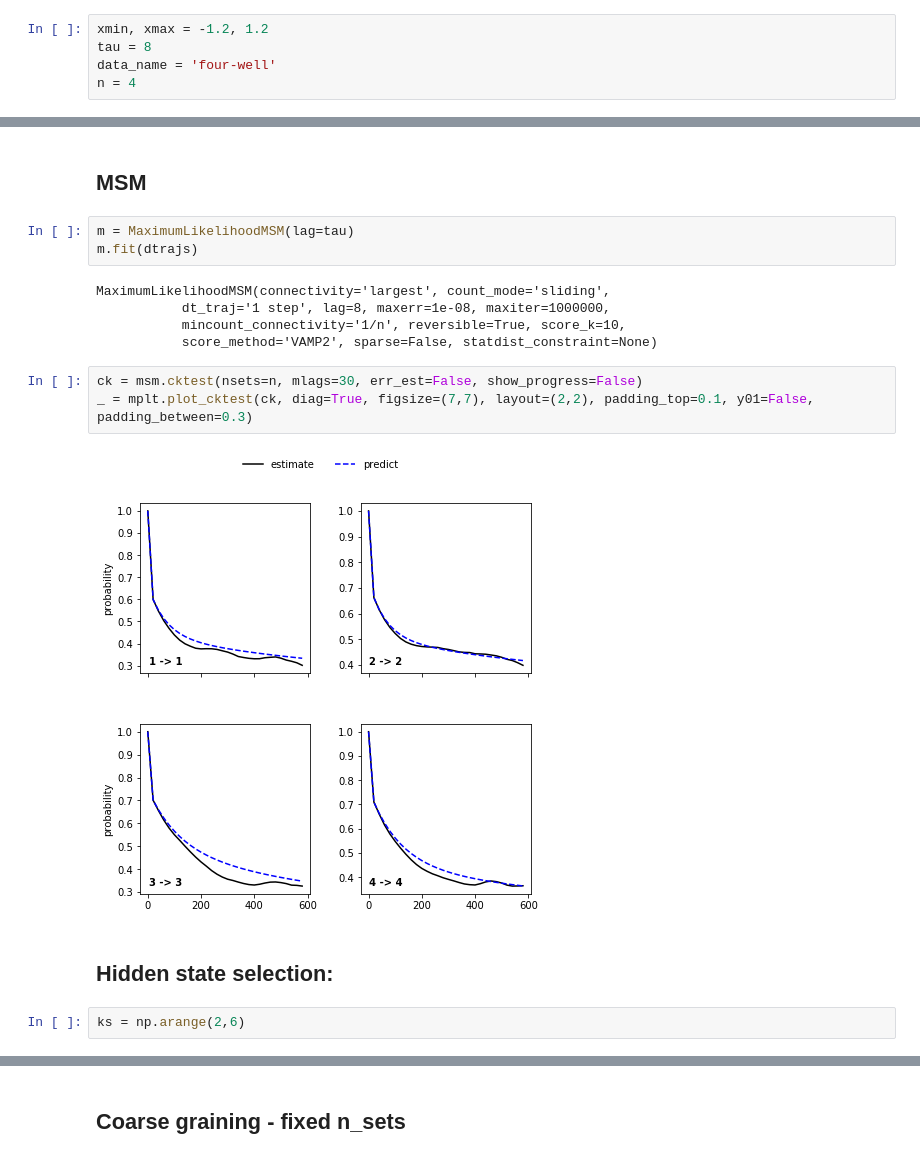
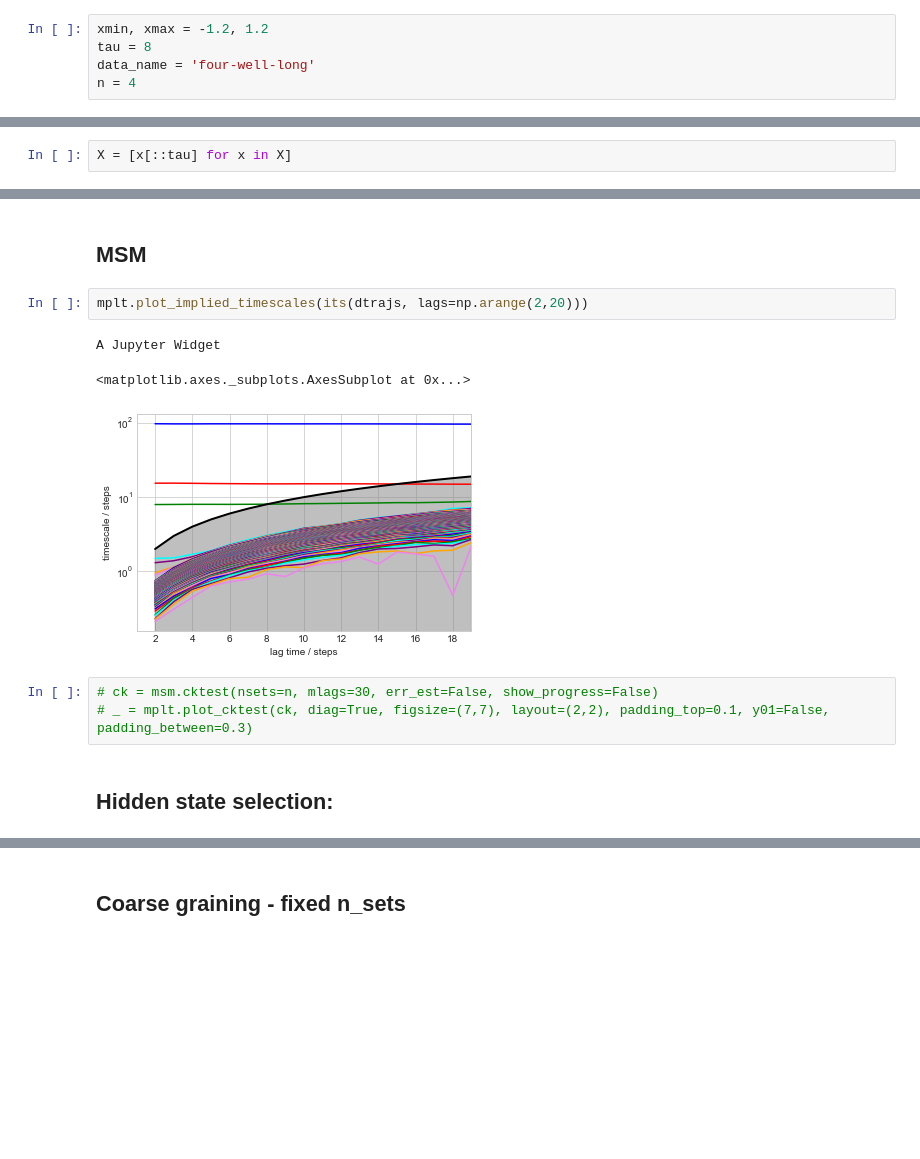
Before and after one commit to RobertArbon/four_well_analysis, a Jupyter notebook: Three-Four-Well-Selection/HMM - likelihood criteria selection.ipynb, the cells around one changed output, grey strips where cells are left out. Drawn from its saved outputs; the diff is of its cells as text; blank space fills up the shorter version.

```diff
--- a/Three-Four-Well-Selection/HMM - likelihood criteria selection.ipynb
+++ b/Three-Four-Well-Selection/HMM - likelihood criteria selection.ipynb
@@ -52,7 +59,7 @@ def dof(hmm):
 # %%
 xmin, xmax = -1.2, 1.2
 tau = 8
-data_name = 'four-well'
+data_name = 'four-well-long'
 n = 4
 # %% [markdown]
 ## Load data and cluster
@@ -65,3 +72,5 @@ print(X[0].shape)
+# %%
+X = [x[::tau] for x in X]
 # %%
 m_opt = min(200,int(np.sqrt(len(X)*X[0].shape[0])))
 print(m_opt)
@@ -71,20 +80,14 @@ dtrajs = cluster.fit_transform(X)
 200
 # %% [markdown]
 ## MSM
-# %%
-m = MaximumLikelihoodMSM(lag=tau)
-m.fit(dtrajs)
-# %% [output]
-MaximumLikelihoodMSM(connectivity='largest', count_mode='sliding',
-           dt_traj='1 step', lag=8, maxerr=1e-08, maxiter=1000000,
-           mincount_connectivity='1/n', reversible=True, score_k=10,
-           score_method='VAMP2', sparse=False, statdist_constraint=None)
+# %%
+mplt.plot_implied_timescales(its(dtrajs, lags=np.arange(2,20)))
+# %% [output]
+A Jupyter Widget
+<matplotlib.axes._subplots.AxesSubplot at 0x...>
+[figure, added]
 # %%
-ck = msm.cktest(nsets=n, mlags=30, err_est=False, show_progress=False)
-_ = mplt.plot_cktest(ck, diag=True, figsize=(7,7), layout=(2,2), padding_top=0.1, y01=False, padding_between=0.3)
+# ck = msm.cktest(nsets=n, mlags=30, err_est=False, show_progress=False)
+# _ = mplt.plot_cktest(ck, diag=True, figsize=(7,7), layout=(2,2), padding_top=0.1, y01=False, padding_between=0.3)
-# %% [output]
-[figure, removed]
 # %% [markdown]
 ## Hidden state selection:
-# %%
-ks = np.arange(2,6)
```
Also changed, not shown: parts of 10 cells of this notebook, 1 other file.
